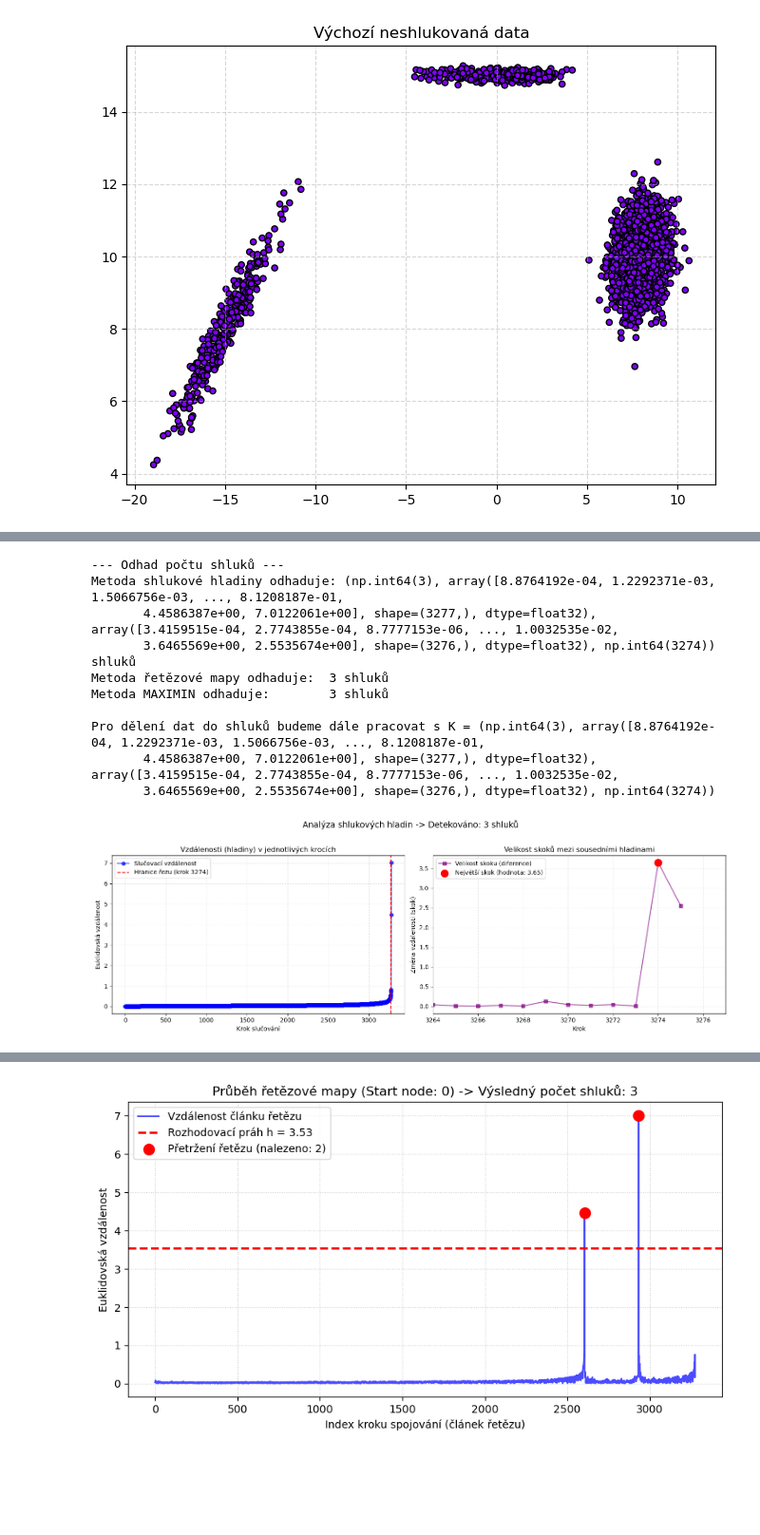
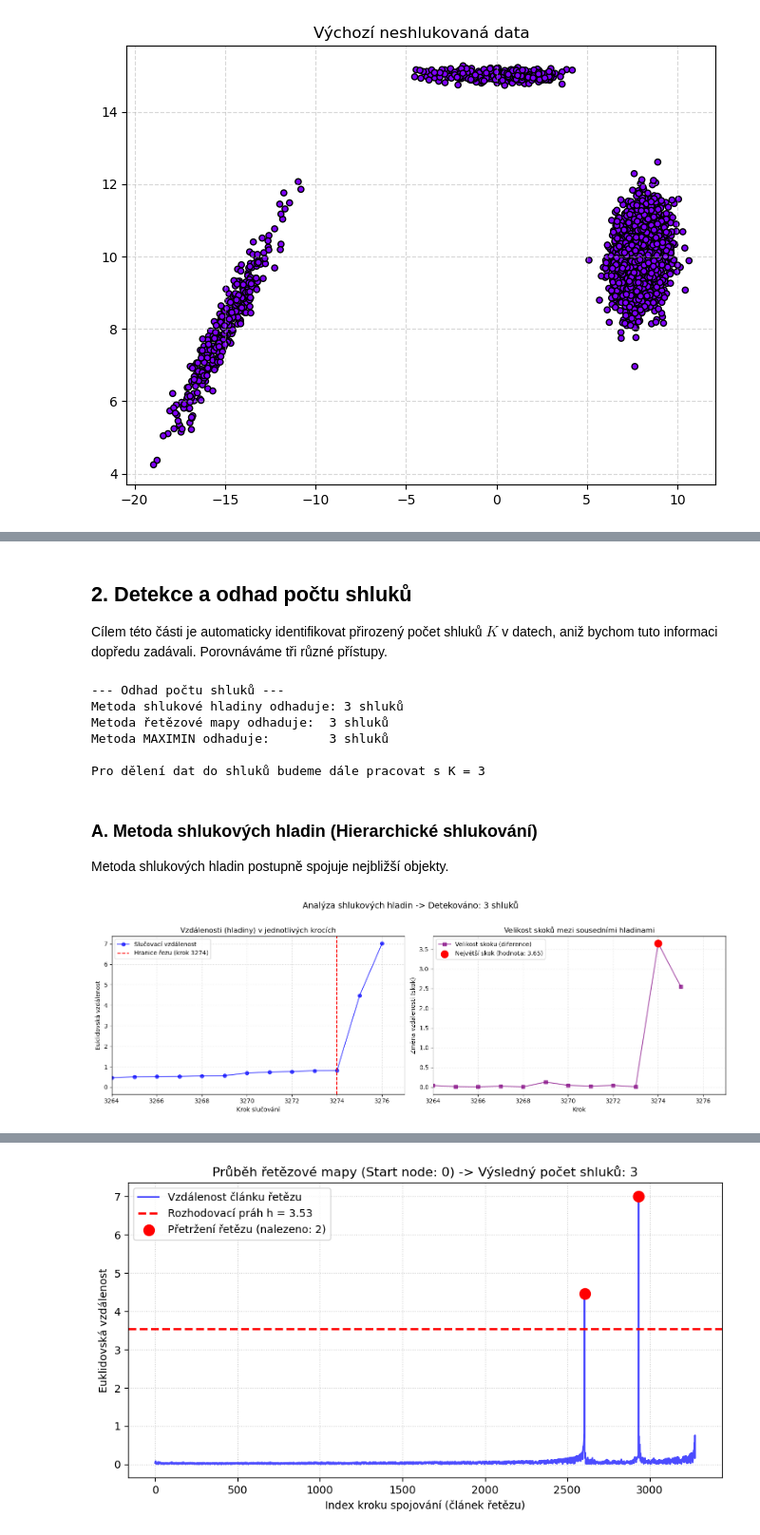
Before and after one commit to LosVocelos/ZSUR_semestralka, a Jupyter notebook: nb_clustering.ipynb, the cells around one changed output, grey strips where cells are left out. Shown at 95% size. Saved outputs shown, nothing was run; the diff lists cells and outputs as text; code cells hidden in the pictures; blank space fills up the shorter version.

```diff
--- a/nb_clustering.ipynb
+++ b/nb_clustering.ipynb
@@ -24,8 +35,12 @@ Načteno 3278 bodů ve 2D prostoru.
+# %% [markdown]
+## 2. Detekce a odhad počtu shluků
+
+Cílem této části je automaticky identifikovat přirozený počet shluků $K$ v datech, aniž bychom tuto informaci dopředu zadávali. Porovnáváme tři různé přístupy.
 # %%
 print("--- Odhad počtu shluků ---")
 
 # 1. Metoda shlukové hladiny
-k_level = cl.clustering_level(X)
+k_level, _, _, _ = cl.clustering_level(X)
 print(f"Metoda shlukové hladiny odhaduje: {k_level} shluků")
 
 # 2. Metoda řetězové mapy
@@ -42,47 +57,46 @@ K_TARGET = k_level
 print(f"\nPro dělení dat do shluků budeme dále pracovat s K = {K_TARGET}")
 # %% [output]
 --- Odhad počtu shluků ---
-Metoda shlukové hladiny odhaduje: (np.int64(3), array([8.8764192e-04, 1.2292371e-03, 1.5066756e-03, ..., 8.1208187e-01,
-       4.4586387e+00, 7.0122061e+00], shape=(3277,), dtype=float32), array([3.4159515e-04, 2.7743855e-04, 8.7777153e-06, ..., 1.0032535e-02,
-       3.6465569e+00, 2.5535674e+00], shape=(3276,), dtype=float32), np.int64(3274)) shluků
+Metoda shlukové hladiny odhaduje: 3 shluků
 Metoda řetězové mapy odhaduje:  3 shluků
 Metoda MAXIMIN odhaduje:        3 shluků
 
-Pro dělení dat do shluků budeme dále pracovat s K = (np.int64(3), array([8.8764192e-04, 1.2292371e-03, 1.5066756e-03, ..., 8.1208187e-01,
-       4.4586387e+00, 7.0122061e+00], shape=(3277,), dtype=float32), array([3.4159515e-04, 2.7743855e-04, 8.7777153e-06, ..., 1.0032535e-02,
-       3.6465569e+00, 2.5535674e+00], shape=(3276,), dtype=float32), np.int64(3274))
+Pro dělení dat do shluků budeme dále pracovat s K = 3
+# %% [markdown]
+### A. Metoda shlukových hladin (Hierarchické shlukování)
+Metoda shlukových hladin postupně spojuje nejbližší objekty.
 # %%
 # Analýza Shlukových hladin
 n_clusters, dists, jumps, cut_idx = cl.clustering_level(X)
 
 # Vytvoříme dva grafy vedle sebe pro přehledné srovnání
 fig, (ax1, ax2) = plt.subplots(1, 2, figsize=(15, 5))
 
 # --- GRAF 1: Vzdálenosti při slučování (Hladiny) ---
 ax1.plot(dists, marker='o', color='blue', alpha=0.7, label='Slučovací vzdálenost')
 # Červená čára značí krok, po kterém už bychom neměli slučovat
 ax1.axvline(x=cut_idx, color='red', linestyle='--', label=f'Hranice řezu (krok {cut_idx})')
 ax1.set_title("Vzdálenosti (hladiny) v jednotlivých krocích")
 ax1.set_xlabel("Krok slučování")
 ax1.set_ylabel("Euklidovská vzdálenost")
 ax1.legend()
-plt.xlim(cut_idx-10, len(dists))
+ax1.set_xlim(cut_idx-10, len(dists))
 ax1.grid(True, linestyle=":", alpha=0.6)
 
 # --- GRAF 2: Skoky mezi hladinami (Derivace) ---
 ax2.plot(jumps, marker='s', color='purple', alpha=0.7, label='Velikost skoku (diference)')
 # Zvýrazníme největší skok, který rozhoduje o počtu shluků
 ax2.scatter(cut_idx, jumps[cut_idx], color='red', s=150, zorder=5,
             label=f'Největší skok (hodnota: {jumps[cut_idx]:.2f})')
 ax2.set_title("Velikost skoků mezi sousedními hladinami")
 ax2.set_xlabel("Krok")
 ax2.set_ylabel("Změna vzdálenosti (skok)")
 ax2.legend()
-plt.xlim(cut_idx-10, len(dists))
+ax2.set_xlim(cut_idx-10, len(dists))
 ax2.grid(True, linestyle=":", alpha=0.6)
 
 plt.suptitle(f"Analýza shlukových hladin -> Detekováno: {n_clusters} shluků", fontsize=14, y=1.02)
 plt.tight_layout()
 plt.show()
 # %% [output]
-[figure, old version]
+[figure, new version]
```
Also changed, not shown: parts of 14 cells of this notebook, 3 other files.
